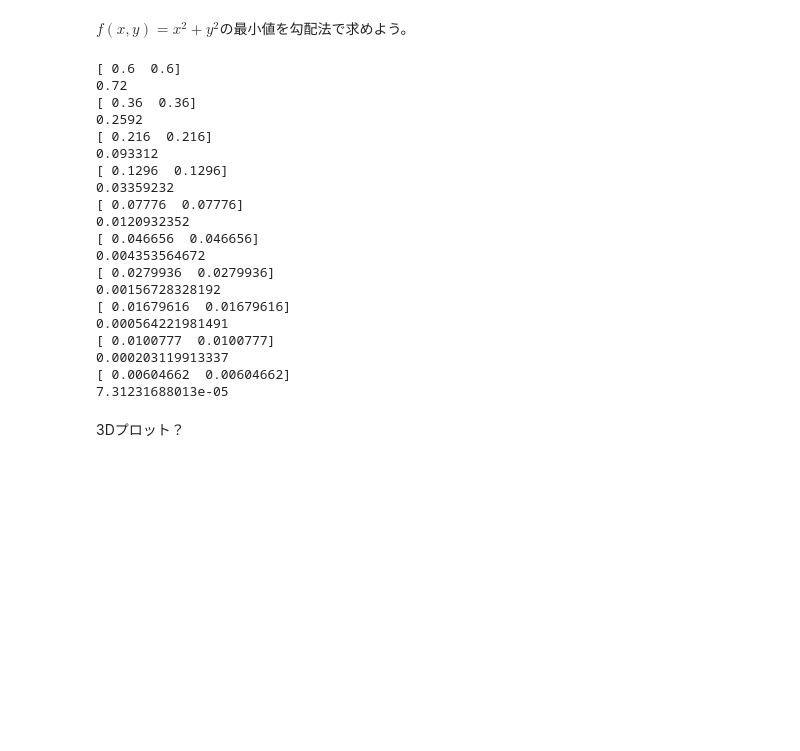
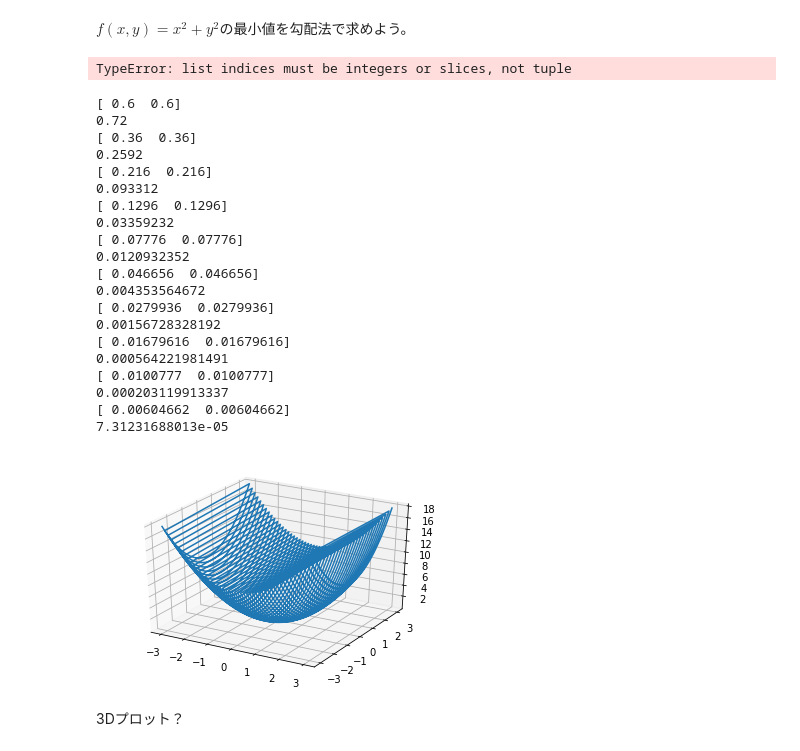
Before and after one commit to hidehiro98/pyML, a Jupyter notebook: optimization.ipynb, the cells around one changed output. Drawn from its saved outputs; the diff is of its cells as text; code cells hidden in the pictures; blank space fills up the shorter version.

```diff
--- a/optimization.ipynb
+++ b/optimization.ipynb
@@ -188,7 +197,20 @@ plt.show()
 初期値や$l$を変化させて何が起こるか観察してみよう。
 # %% [markdown]
 $f(x,y)=x^2+y^2$の最小値を勾配法で求めよう。
+# %%
+x=np.linspace(-3,3)
+y=np.linspace(-3,3)
+
+import itertools
+a = [x, y]
+x_y = list(itertools.product(*a))
+x_y = [list(i) for i in x_y]
+print(x_y[:, 0])
+# %% [output]
+TypeError: list indices must be integers or slices, not tuple
 # %%
+from mpl_toolkits.mplot3d import Axes3D
+
 def f(x,y):
     return x**2+y**2
 
@@ -196,33 +218,57 @@ def gradf(x):
     return 2*x
 
 n=10
 x=np.array([1,1])
 l=.2
 for i in range(n):
     x=x-l*gradf(x)
     print(x)
     print(f(x[0],x[1]))
+
+
+x=np.linspace(-3,3)
+y=np.linspace(-3,3)
+
+import itertools
+a = [x, y]
+x_y = list(itertools.product(*a))
+x_y = [list(i) for i in x_y]
+x_y = np.array(x_y)
+
+z=[f(i[0], i[1]) for i in x_y]
+
+fig = plt.figure()
+ax = fig.add_subplot(111, projection='3d')
+
+# Grab some test data.
+# X, Y, Z = axes3d.get_test_data(0.05)
+
+# Plot a basic wireframe.
+ax.plot_wireframe(x_y[:, 0], x_y[:, 1], z, rstride=10, cstride=10)
+
+plt.show()
 # %% [output]
 [ 0.6  0.6]
 0.72
 [ 0.36  0.36]
 0.2592
 [ 0.216  0.216]
 0.093312
 [ 0.1296  0.1296]
 0.03359232
 [ 0.07776  0.07776]
 0.0120932352
 [ 0.046656  0.046656]
 0.004353564672
 [ 0.0279936  0.0279936]
 0.00156728328192
 [ 0.01679616  0.01679616]
 0.000564221981491
 [ 0.0100777  0.0100777]
 0.000203119913337
 [ 0.00604662  0.00604662]
 7.31231688013e-05
+[figure, added]
 # %% [markdown]
 3Dプロット？
 # %% [markdown]
```
Also changed, not shown: parts of 2 cells of this notebook, 5 other files.
